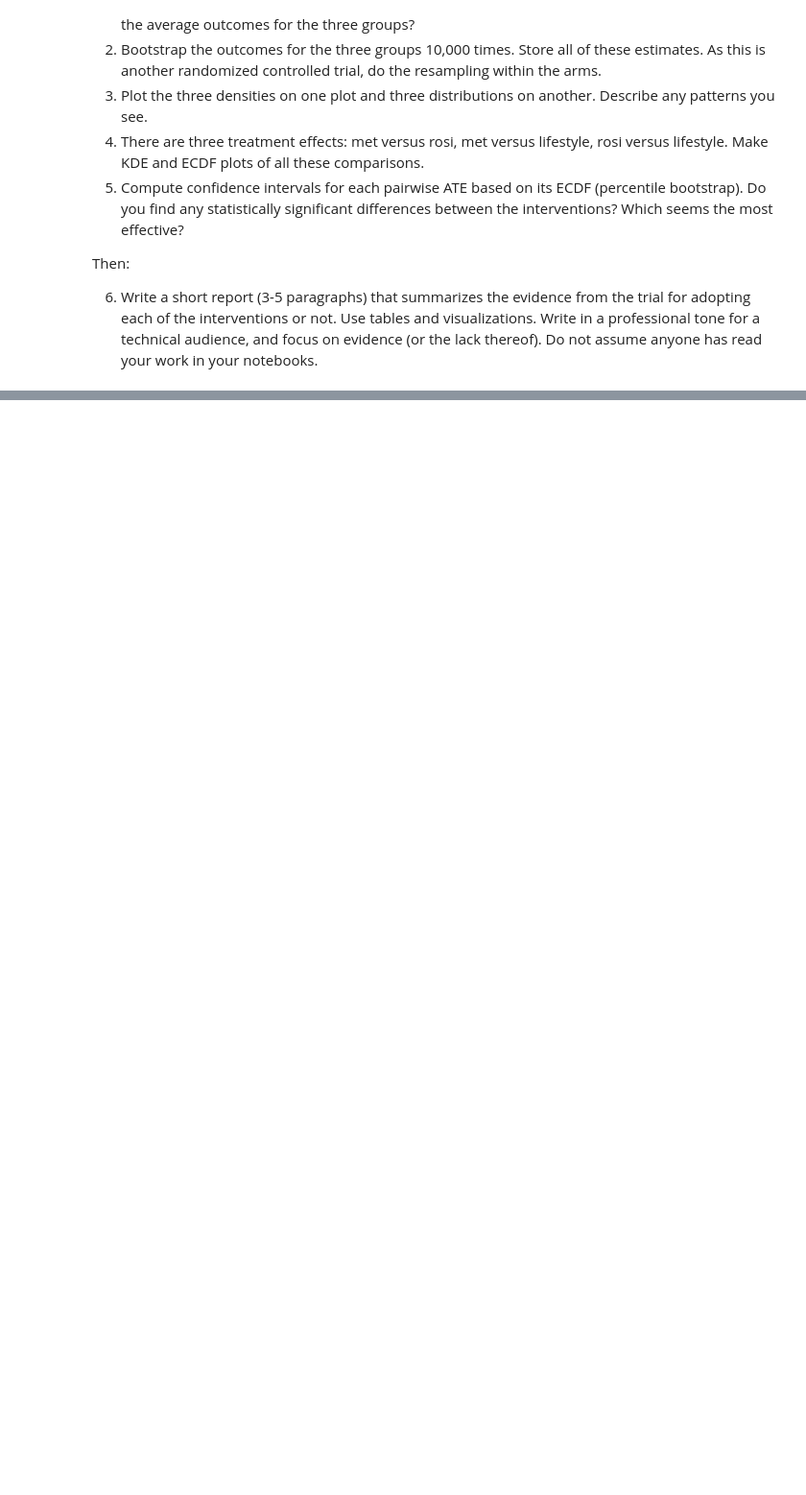
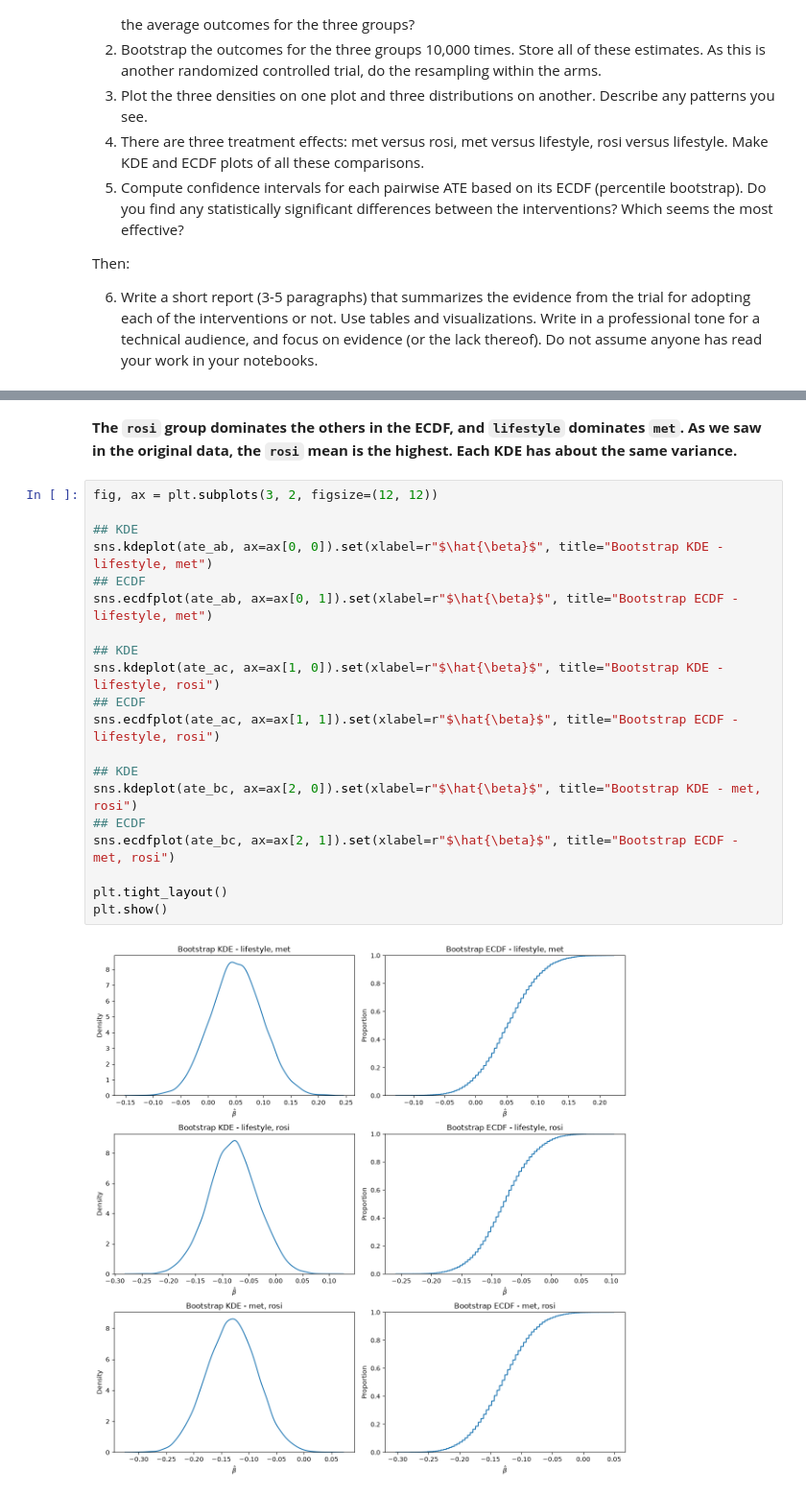
Before and after one commit to wesleyfletcher/UU_F26_templates, a Jupyter notebook: Week06/Thursday_lab/lab_06.ipynb, the cells around one changed output, grey strips where cells are left out. Shown at 96% size. Drawn from its saved outputs; the diff is of its cells as text; blank space fills up the shorter version.

```diff
--- a/Week06/Thursday_lab/lab_06.ipynb
+++ b/Week06/Thursday_lab/lab_06.ipynb
@@ -201,0 +279,24 @@ Then:
+# %% [markdown]
+**The `rosi` group dominates the others in the ECDF, and `lifestyle` dominates `met`. As we saw in the original data, the `rosi` mean is the highest. Each KDE has about the same variance.**
+# %%
+fig, ax = plt.subplots(3, 2, figsize=(12, 12))
+
+## KDE
+sns.kdeplot(ate_ab, ax=ax[0, 0]).set(xlabel=r"$\hat{\beta}$", title="Bootstrap KDE - lifestyle, met")
+## ECDF
+sns.ecdfplot(ate_ab, ax=ax[0, 1]).set(xlabel=r"$\hat{\beta}$", title="Bootstrap ECDF - lifestyle, met")
+
+## KDE
+sns.kdeplot(ate_ac, ax=ax[1, 0]).set(xlabel=r"$\hat{\beta}$", title="Bootstrap KDE - lifestyle, rosi")
+## ECDF
+sns.ecdfplot(ate_ac, ax=ax[1, 1]).set(xlabel=r"$\hat{\beta}$", title="Bootstrap ECDF - lifestyle, rosi")
+
+## KDE
+sns.kdeplot(ate_bc, ax=ax[2, 0]).set(xlabel=r"$\hat{\beta}$", title="Bootstrap KDE - met, rosi")
+## ECDF
+sns.ecdfplot(ate_bc, ax=ax[2, 1]).set(xlabel=r"$\hat{\beta}$", title="Bootstrap ECDF - met, rosi")
+
+plt.tight_layout()
+plt.show()
+# %% [output]
+[figure, added]
```
Also changed, not shown: parts of 15 cells of this notebook, 1 other file.
